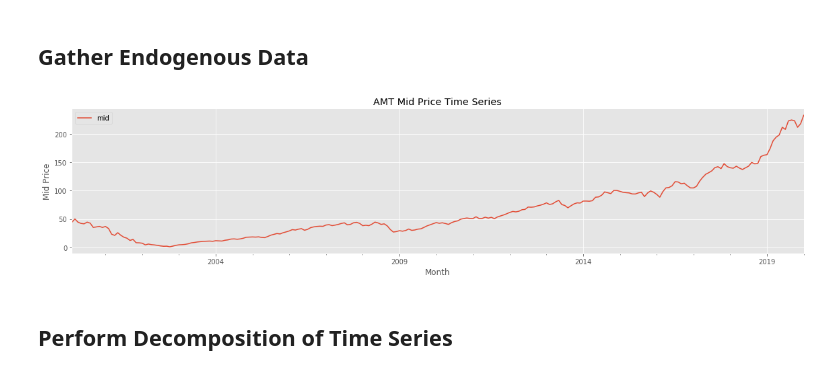
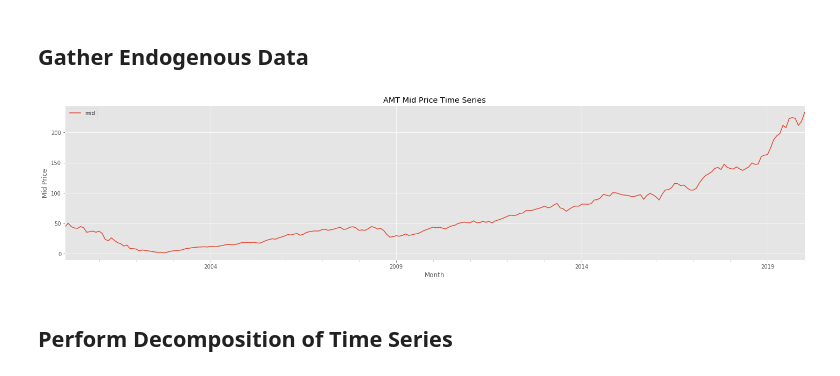
Before and after one commit to andrewcole33/reit_time_series_analysis, a Jupyter notebook: AMT_TS.ipynb, the cells around one changed output. Saved outputs shown, nothing was run; the diff lists cells and outputs as text; code cells hidden in the pictures.

```diff
--- a/AMT_TS.ipynb
+++ b/AMT_TS.ipynb
@@ -58,14 +57,14 @@ AMT.drop(labels = ['high', 'low', 'open', 'close', 'volume'], axis = 1, inplace
 AMT.to_csv('data/mid_prices/AMT_mid.csv')
 # %%
 plt.style.use('ggplot')
-AMT.plot(figsize = (16,4))
+AMT.plot(figsize = (20,5))
 plt.xlabel('Month')
 plt.ylabel('Mid Price')
 plt.title('AMT Mid Price Time Series')
 plt.tight_layout()
 plt.show();
 # %% [output]
-[figure, old version]
+[figure, new version]
 # %% [markdown]
 ## Perform Decomposition of Time Series
 # %%
```
Also changed, not shown: parts of 20 cells of this notebook, 8 other files.
